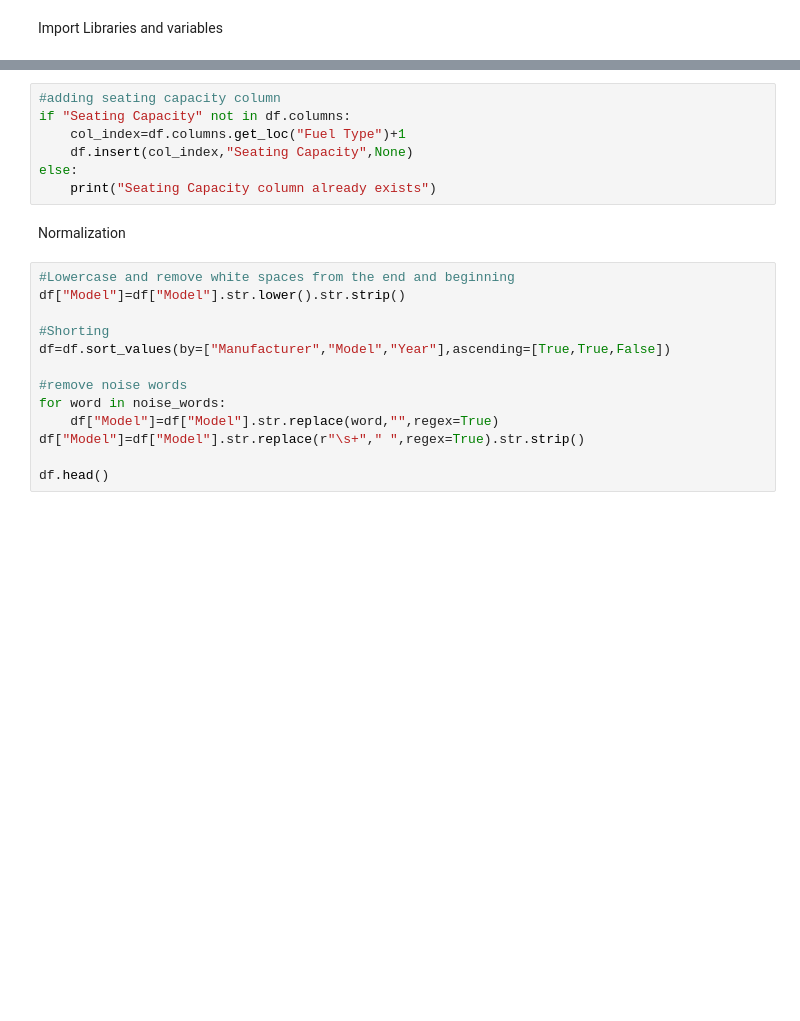
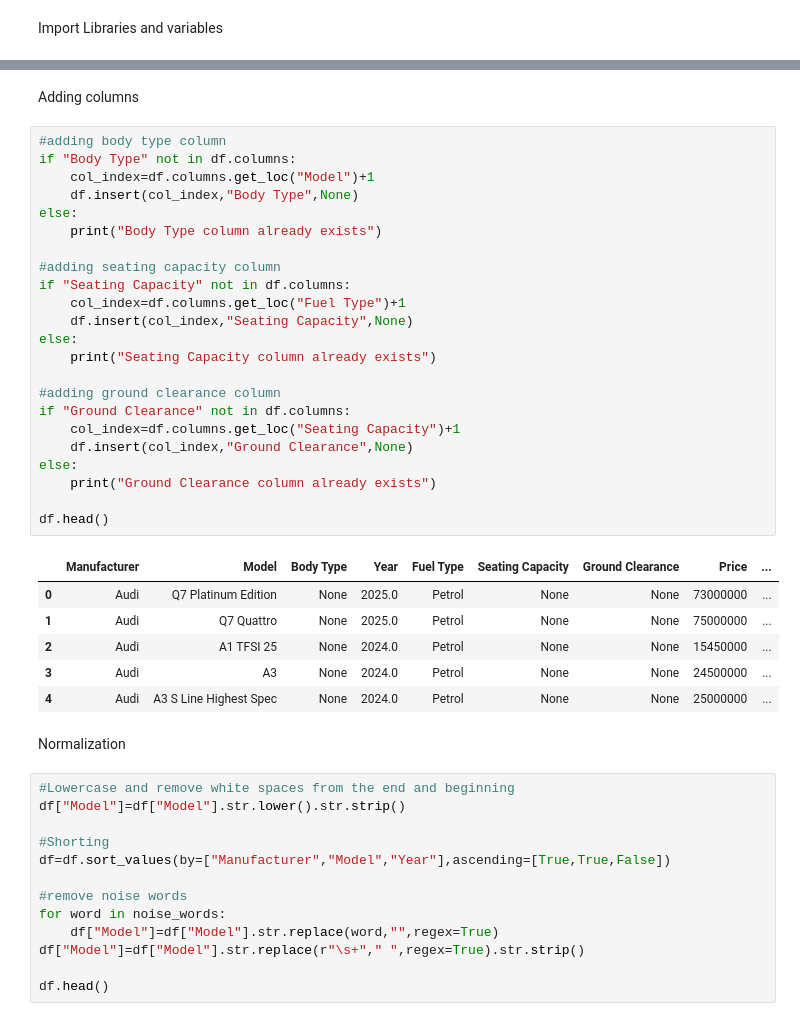
Before and after one commit to Kavinda-liyan/vehicle_recommender_webscrap, a Jupyter notebook: preprocessing.ipynb, the cells around one changed output, grey strips where cells are left out. Drawn from its saved outputs; the diff is of its cells as text; blank space fills up the shorter version.

```diff
--- a/preprocessing.ipynb
+++ b/preprocessing.ipynb
@@ -18,13 +18,38 @@ df.head()
 | 2 | Audi | A1 TFSI 25 | 2024.0 | Petrol | 15450000 | 3350 | 15650000.0 | ... |
 | 3 | Audi | A3 | 2024.0 | Petrol | 24500000 | 7000 | 24000000.0 | ... |
 | 4 | Audi | A3 S Line Highest Spec | 2024.0 | Petrol | 25000000 | 300 | 25000000.0 | ... |
+# %% [markdown]
+Adding columns
 # %%
+#adding body type column
+if "Body Type" not in df.columns:
+    col_index=df.columns.get_loc("Model")+1
+    df.insert(col_index,"Body Type",None)
+else:
+    print("Body Type column already exists")
+
 #adding seating capacity column
 if "Seating Capacity" not in df.columns:
     col_index=df.columns.get_loc("Fuel Type")+1
     df.insert(col_index,"Seating Capacity",None)
 else:
     print("Seating Capacity column already exists")
+
+#adding ground clearance column
+if "Ground Clearance" not in df.columns:
+    col_index=df.columns.get_loc("Seating Capacity")+1
+    df.insert(col_index,"Ground Clearance",None)
+else:
+    print("Ground Clearance column already exists")
+
+df.head()
+# %% [output]
+|  | Manufacturer | Model | Body Type | Year | Fuel Type | Seating Capacity | Ground Clearance | Price | ... |
+| 0 | Audi | Q7 Platinum Edition | None | 2025.0 | Petrol | None | None | 73000000 | ... |
+| 1 | Audi | Q7 Quattro | None | 2025.0 | Petrol | None | None | 75000000 | ... |
+| 2 | Audi | A1 TFSI 25 | None | 2024.0 | Petrol | None | None | 15450000 | ... |
+| 3 | Audi | A3 | None | 2024.0 | Petrol | None | None | 24500000 | ... |
+| 4 | Audi | A3 S Line Highest Spec | None | 2024.0 | Petrol | None | None | 25000000 | ... |
 # %% [markdown]
 Normalization
 # %%
```
Also changed, not shown: parts of 9 cells of this notebook, 1 other file.
